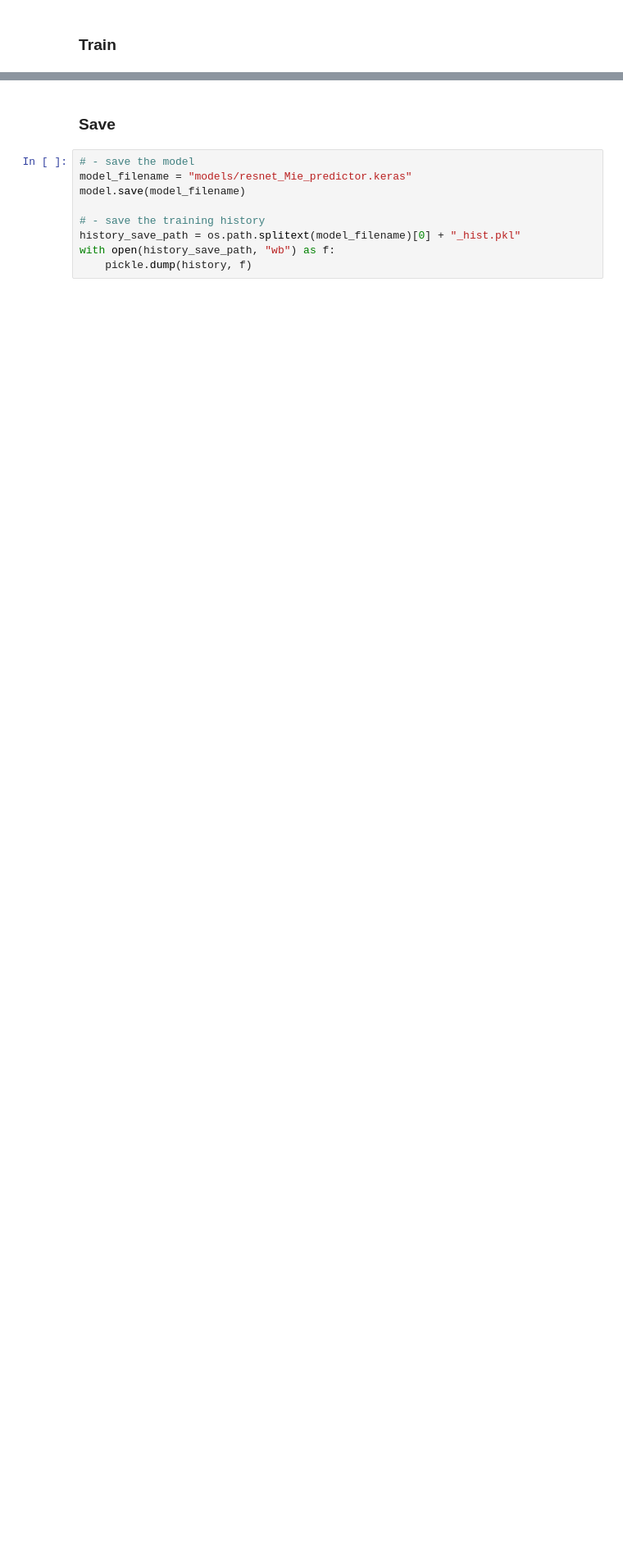
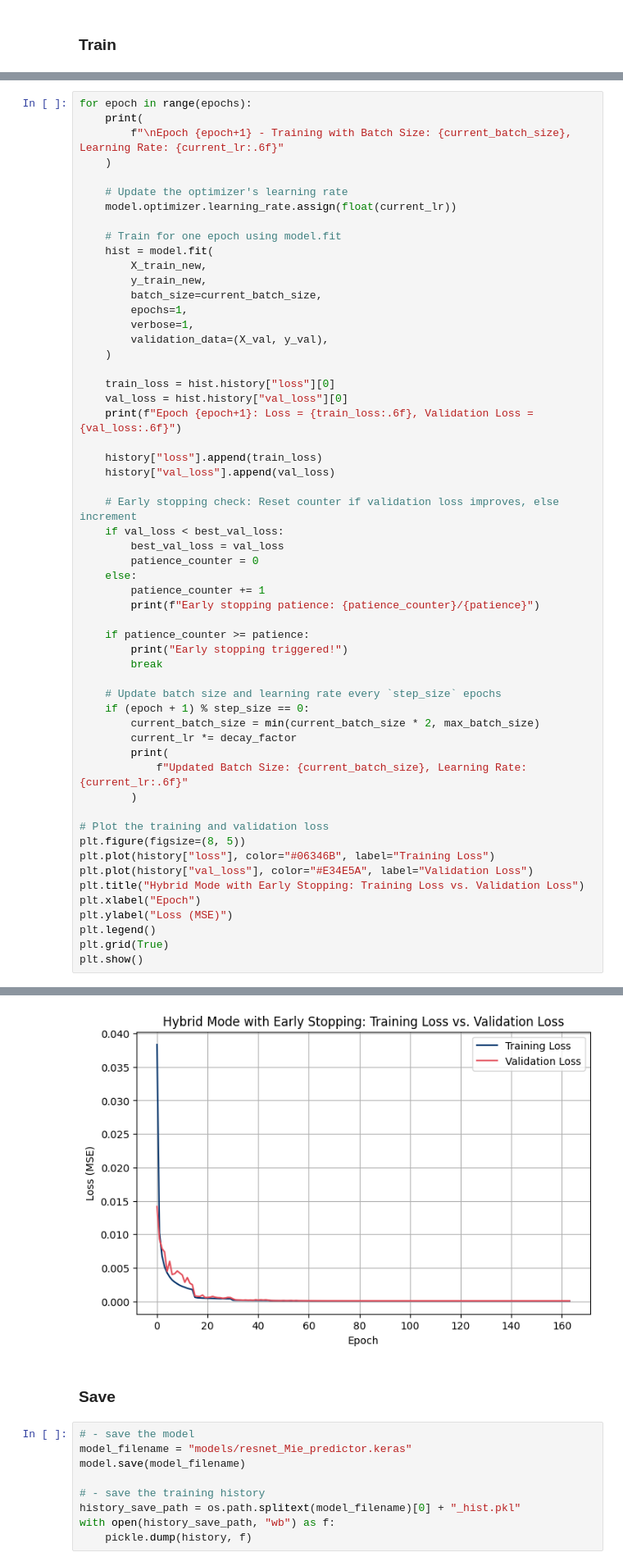
Before and after one commit to S-Dalin/gradient_optimization_with_discrete_materials, a Jupyter notebook: 02a_forward_resnet_model_modPW.ipynb, the cells around one changed output, grey strips where cells are left out. Shown at 82% size. Saved outputs shown, nothing was run; the diff lists cells and outputs as text; blank space fills up the shorter version.

```diff
--- a/02a_forward_resnet_model_modPW.ipynb
+++ b/02a_forward_resnet_model_modPW.ipynb
@@ -365,0 +210,57 @@ Epoch 5: Loss = 0.004527, Validation Loss = 0.004788
+# %%
+for epoch in range(epochs):
+    print(
+        f"\nEpoch {epoch+1} - Training with Batch Size: {current_batch_size}, Learning Rate: {current_lr:.6f}"
+    )
+
+    # Update the optimizer's learning rate
+    model.optimizer.learning_rate.assign(float(current_lr))
+
+    # Train for one epoch using model.fit
+    hist = model.fit(
+        X_train_new,
+        y_train_new,
+        batch_size=current_batch_size,
+        epochs=1,
+        verbose=1,
+        validation_data=(X_val, y_val),
+    )
+
+    train_loss = hist.history["loss"][0]
+    val_loss = hist.history["val_loss"][0]
+    print(f"Epoch {epoch+1}: Loss = {train_loss:.6f}, Validation Loss = {val_loss:.6f}")
+
+    history["loss"].append(train_loss)
+    history["val_loss"].append(val_loss)
+
+    # Early stopping check: Reset counter if validation loss improves, else increment
+    if val_loss < best_val_loss:
+        best_val_loss = val_loss
+        patience_counter = 0
+    else:
+        patience_counter += 1
+        print(f"Early stopping patience: {patience_counter}/{patience}")
+
+    if patience_counter >= patience:
+        print("Early stopping triggered!")
+        break
+
+    # Update batch size and learning rate every `step_size` epochs
+    if (epoch + 1) % step_size == 0:
+        current_batch_size = min(current_batch_size * 2, max_batch_size)
+        current_lr *= decay_factor
+        print(
+            f"Updated Batch Size: {current_batch_size}, Learning Rate: {current_lr:.6f}"
+        )
+
+# Plot the training and validation loss
+plt.figure(figsize=(8, 5))
+plt.plot(history["loss"], color="#06346B", label="Training Loss")
+plt.plot(history["val_loss"], color="#E34E5A", label="Validation Loss")
+plt.title("Hybrid Mode with Early Stopping: Training Loss vs. Validation Loss")
+plt.xlabel("Epoch")
+plt.ylabel("Loss (MSE)")
+plt.legend()
+plt.grid(True)
+plt.show()
+# %% [output]
@@ -366,3 +310,4 @@ Epoch 5: Loss = 0.004527, Validation Loss = 0.004788
+[figure, added]
 # %% [markdown]
 ### Save
 # %%
```
Also changed, not shown: parts of 15 cells of this notebook, 2 other files.
